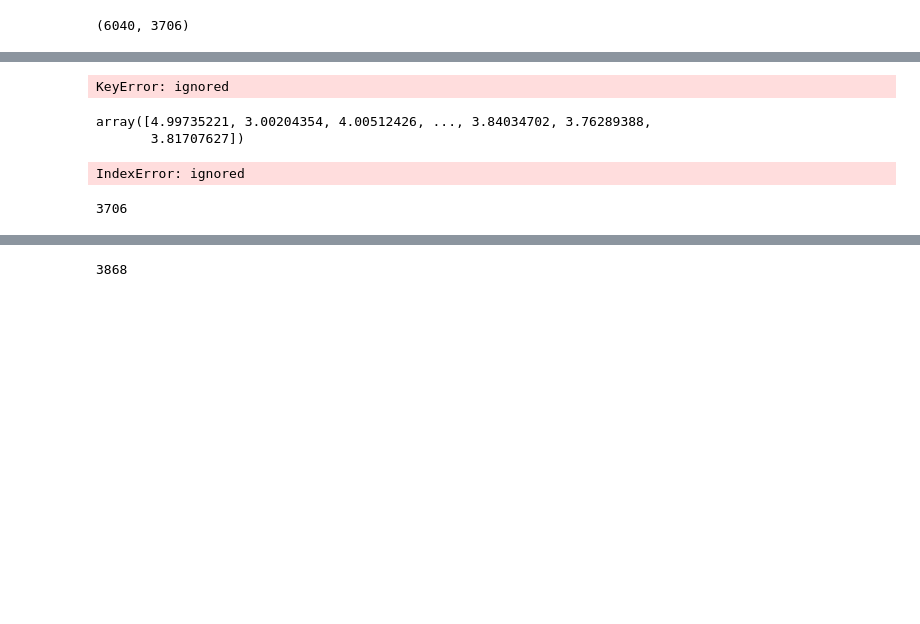
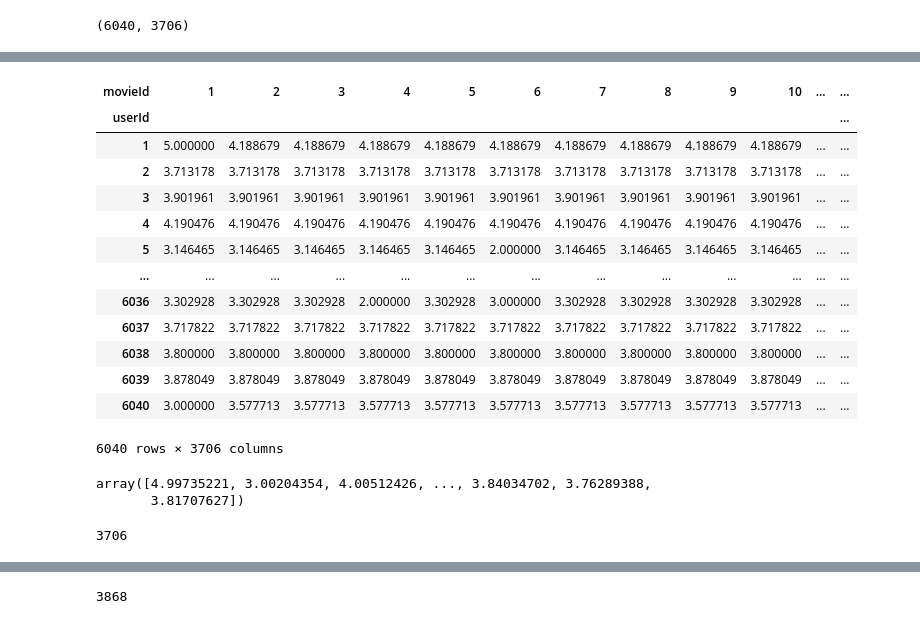
Before and after one commit to dlskawns/RecSys_and_Retrieval_Study, a Jupyter notebook: SVD(SingularVectorDecomposition).ipynb, the cells around one changed output, grey strips where cells are left out. Saved outputs shown, nothing was run; the diff lists cells and outputs as text; code cells hidden in the pictures; blank space fills up the shorter version.

```diff
--- a/SVD(SingularVectorDecomposition).ipynb
+++ b/SVD(SingularVectorDecomposition).ipynb
@@ -619,6 +619,9 @@ adj_matrix_rating.head(5)
 | 5 | NaN | NaN | NaN | NaN | NaN | 2.0 | NaN | NaN | NaN | NaN | ... | ... |
 5 rows × 3706 columns
 # %%
+import copy
+
+adj_matrix = adj_matrix_rating.copy()
 # 행렬의 결측치(사용자가 보지 않은 영화)에 대해 해당 사용자의 평균 평점으로 대치해줌
 for i in range(adj_matrix_rating.shape[0]):
   adj_matrix.iloc[i] = adj_matrix_rating.iloc[i].fillna(adj_matrix_rating.iloc[i].mean())
@@ -737,6 +750,21 @@ adj_matrix_rating[:52]
+# %%
+adj_matrix
+# %% [output]
+| movieId | 1 | 2 | 3 | 4 | 5 | 6 | 7 | 8 | 9 | 10 | ... | ... |
+| userId |  |  |  |  |  |  |  |  |  |  |  | ... |
+| 1 | 5.000000 | 4.188679 | 4.188679 | 4.188679 | 4.188679 | 4.188679 | 4.188679 | 4.188679 | 4.188679 | 4.188679 | ... | ... |
+| 2 | 3.713178 | 3.713178 | 3.713178 | 3.713178 | 3.713178 | 3.713178 | 3.713178 | 3.713178 | 3.713178 | 3.713178 | ... | ... |
+| 3 | 3.901961 | 3.901961 | 3.901961 | 3.901961 | 3.901961 | 3.901961 | 3.901961 | 3.901961 | 3.901961 | 3.901961 | ... | ... |
+| 4 | 4.190476 | 4.190476 | 4.190476 | 4.190476 | 4.190476 | 4.190476 | 4.190476 | 4.190476 | 4.190476 | 4.190476 | ... | ... |
+| 5 | 3.146465 | 3.146465 | 3.146465 | 3.146465 | 3.146465 | 2.000000 | 3.146465 | 3.146465 | 3.146465 | 3.146465 | ... | ... |
+| ... | ... | ... | ... | ... | ... | ... | ... | ... | ... | ... | ... | ... |
+| 6036 | 3.302928 | 3.302928 | 3.302928 | 2.000000 | 3.302928 | 3.000000 | 3.302928 | 3.302928 | 3.302928 | 3.302928 | ... | ... |
+| 6037 | 3.717822 | 3.717822 | 3.717822 | 3.717822 | 3.717822 | 3.717822 | 3.717822 | 3.717822 | 3.717822 | 3.717822 | ... | ... |
+| 6038 | 3.800000 | 3.800000 | 3.800000 | 3.800000 | 3.800000 | 3.800000 | 3.800000 | 3.800000 | 3.800000 | 3.800000 | ... | ... |
+| 6039 | 3.878049 | 3.878049 | 3.878049 | 3.878049 | 3.878049 | 3.878049 | 3.878049 | 3.878049 | 3.878049 | 3.878049 | ... | ... |
+| 6040 | 3.000000 | 3.577713 | 3.577713 | 3.577713 | 3.577713 | 3.577713 | 3.577713 | 3.577713 | 3.577713 | 3.577713 | ... | ... |
+6040 rows × 3706 columns
 # %%
 dict_u_i = {}
-for i in range(1, len(adj_matrix_rating+1)):
-  dict_u_i.update({i: list(adj_matrix_rating[i].dropna().index)})
+for i in adj_matrix.index:
+  dict_u_i.update({i: list(adj_matrix_rating.iloc[i-1].dropna().index)})
-# %% [output]
-KeyError: ignored
@@ -749,16 +779,7 @@ adj[user_n].
 # %% [output]
 array([4.99735221, 3.00204354, 4.00512426, ..., 3.84034702, 3.76289388,
        3.81707627])
-# %%
-import copy
-
-lst_rec = list(adj[user_n])
-for i in dict_u_i[user_n]:
-  lst_rec.pop(i)
-# %% [output]
-IndexError: ignored
-# %%
-lst_rec = list(adj[user_n])
-len(lst_rec)
-# %% [output]
-3706
+# %%
+len(list(adj[300]))
+# %% [output]
+3706
```
Also changed, not shown: parts of 21 cells of this notebook.
